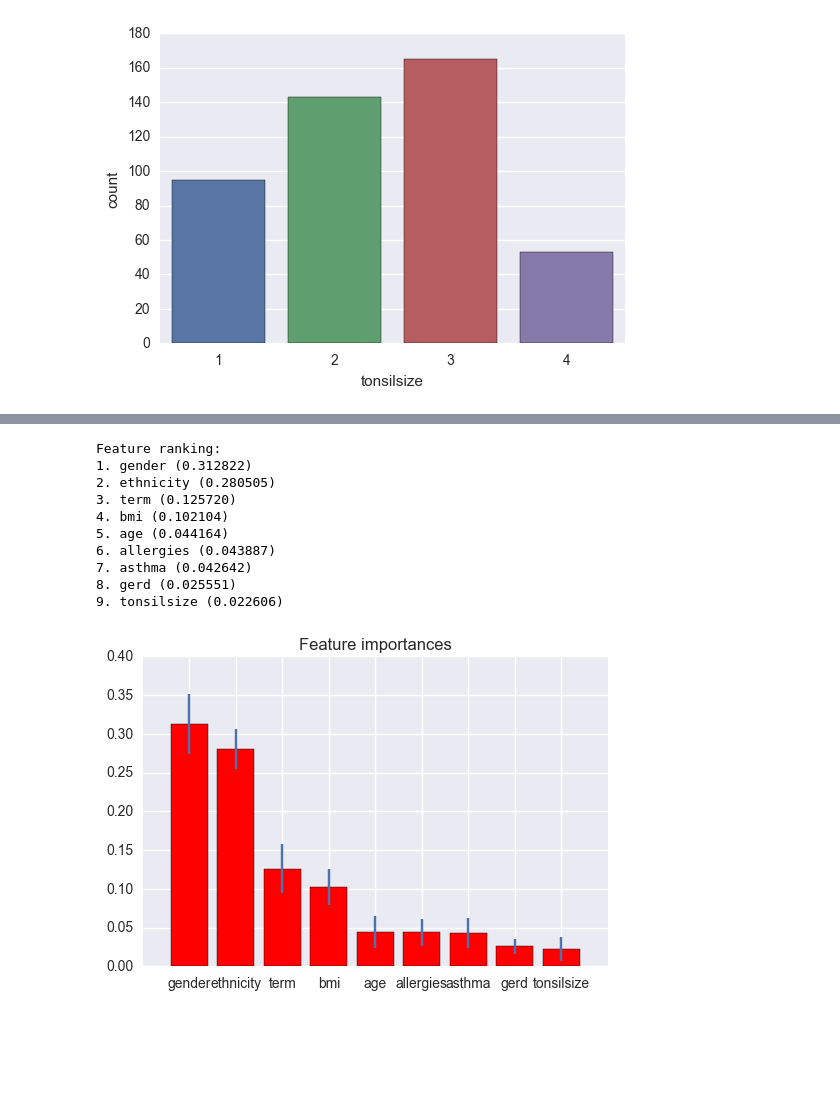
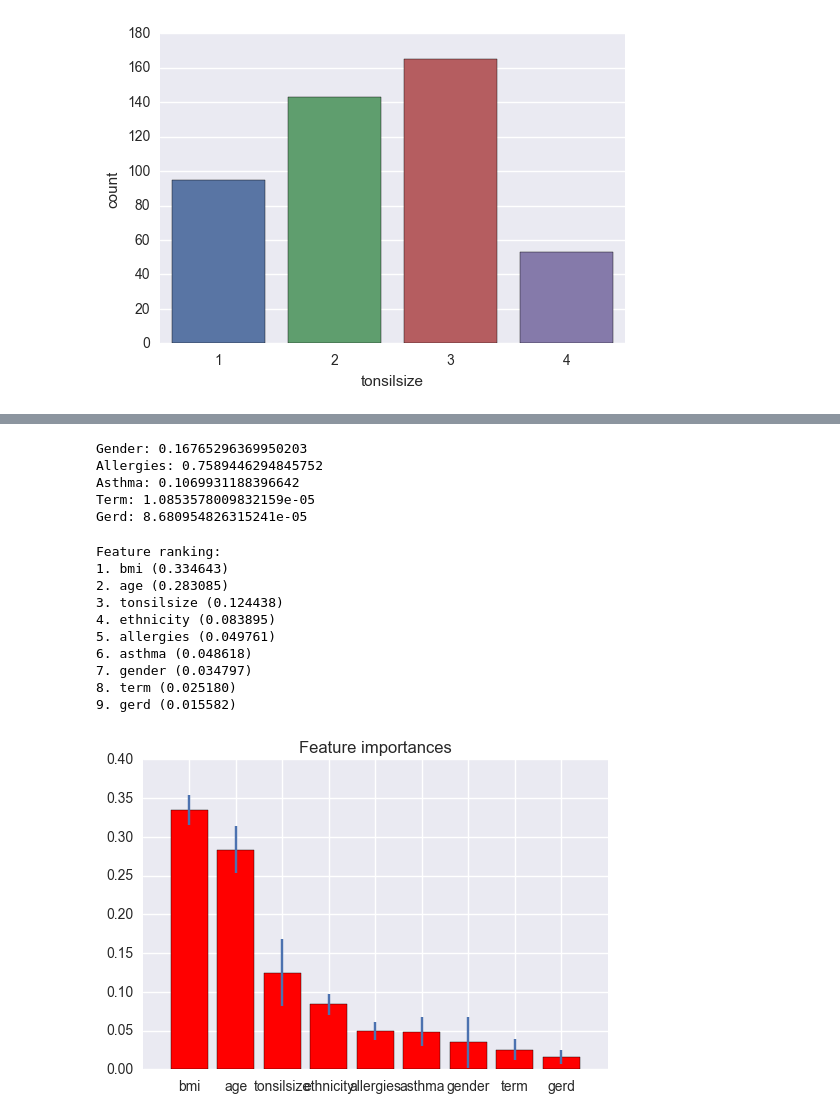
Before and after one commit to Htomlinson14/apnea_dev, a Jupyter notebook: Explore UMD.ipynb, the cells around one changed output, grey strips where cells are left out. Saved outputs shown, nothing was run; the diff lists cells and outputs as text; code cells hidden in the pictures; blank space fills up the shorter version.

```diff
--- a/Explore UMD.ipynb
+++ b/Explore UMD.ipynb
@@ -26,7 +27,7 @@ data_file = '/Users/htomlinson/Documents/Rhodes/RAIL/UMD Sleep Apnea data.csv'
 Data = pd.read_csv(data_file)
 
 # New variable for whether the patient has sleep apnoea
-Data['apnoea'] = pd.Series(Data['ahi']<1, index=Data.index)
+Data['apnoea'] = pd.Series(Data['ahi']>5, index=Data.index)
 # %%
 # Data summary
 print(Data.head())
@@ -111,3 +132,22 @@ sns.boxplot(x="apnoea", y="bmi",data=Data, palette="Set3")
+# %%
+# Check distributions
+P_gender = stats.ttest_ind(Data[Data["gender"]=="Male"]["ahi"],Data[Data["gender"]=="Female"]["ahi"])
+P_allergies = stats.ttest_ind(Data[Data["allergies"]=="Yes"]["ahi"],Data[Data["allergies"]=="No"]["ahi"])
+P_asthma = stats.ttest_ind(Data[Data["asthma"]=="Yes"]["ahi"],Data[Data["asthma"]=="No"]["ahi"])
+P_term = stats.ttest_ind(Data[Data["term"]==1]["ahi"],Data[Data["term"]==0]["ahi"],equal_var=False)
+P_gerd = stats.ttest_ind(Data[Data["gerd"]=="Yes"]["ahi"],Data[Data["gerd"]=="No"]["ahi"],equal_var=False)
+
+print("Gender: {}".format(P_gender[1]))
+print("Allergies: {}".format(P_allergies[1]))
+print("Asthma: {}".format(P_asthma[1]))
+print("Term: {}".format(P_term[1]))
+print("Gerd: {}".format(P_gerd[1]))
+# %% [output]
+Gender: 0.16765296369950203
+Allergies: 0.7589446294845752
+Asthma: 0.1069931188396642
+Term: 1.0853578009832159e-05
+Gerd: 8.680954826315241e-05
 # %%
 # Set up data for feature analysis
 
@@ -125,45 +165,45 @@ for cat_label in cat_labels:
     X[cat_label] = le.transform(X[cat_label])
 
 # Remove missing term values
 X["term"].fillna(0, inplace=True)
 
 # Feature importance analysis
 
 # Build a forest and compute the feature importances
 forest = ExtraTreesClassifier()
 
 forest.fit(X, y)
 importances = forest.feature_importances_
 std = np.std([tree.feature_importances_ for tree in forest.estimators_],
              axis=0)
 indices = np.argsort(importances)[::-1]
 
 # Print the feature ranking
 print("Feature ranking:")
 
 for f in range(X.shape[1]):
-    print("%d. %s (%f)" % (f + 1, list(X)[f], importances[indices[f]]))
+    print("%d. %s (%f)" % (f + 1, list(X)[indices[f]], importances[indices[f]]))
 
 # Plot the feature importances of the forest
 plt.figure()
 plt.title("Feature importances")
 plt.bar(range(X.shape[1]), importances[indices],
        color="r", yerr=std[indices], align="center")
-plt.xticks(range(X.shape[1]), list(X))
+plt.xticks(range(X.shape[1]), list(X.columns[indices]))
 plt.xlim([-1, X.shape[1]])
 plt.show()
 # %% [output]
 Feature ranking:
-1. gender (0.312822)
-2. ethnicity (0.280505)
-3. term (0.125720)
-4. bmi (0.102104)
-5. age (0.044164)
-6. allergies (0.043887)
-7. asthma (0.042642)
-8. gerd (0.025551)
-9. tonsilsize (0.022606)
+1. bmi (0.334643)
+2. age (0.283085)
+3. tonsilsize (0.124438)
+4. ethnicity (0.083895)
+5. allergies (0.049761)
+6. asthma (0.048618)
+7. gender (0.034797)
+8. term (0.025180)
+9. gerd (0.015582)
-[figure, old version]
+[figure, new version]
 # %%
 # Repeat feature analysis including laboratory variables
 
```
Also changed, not shown: parts of 5 cells of this notebook.
